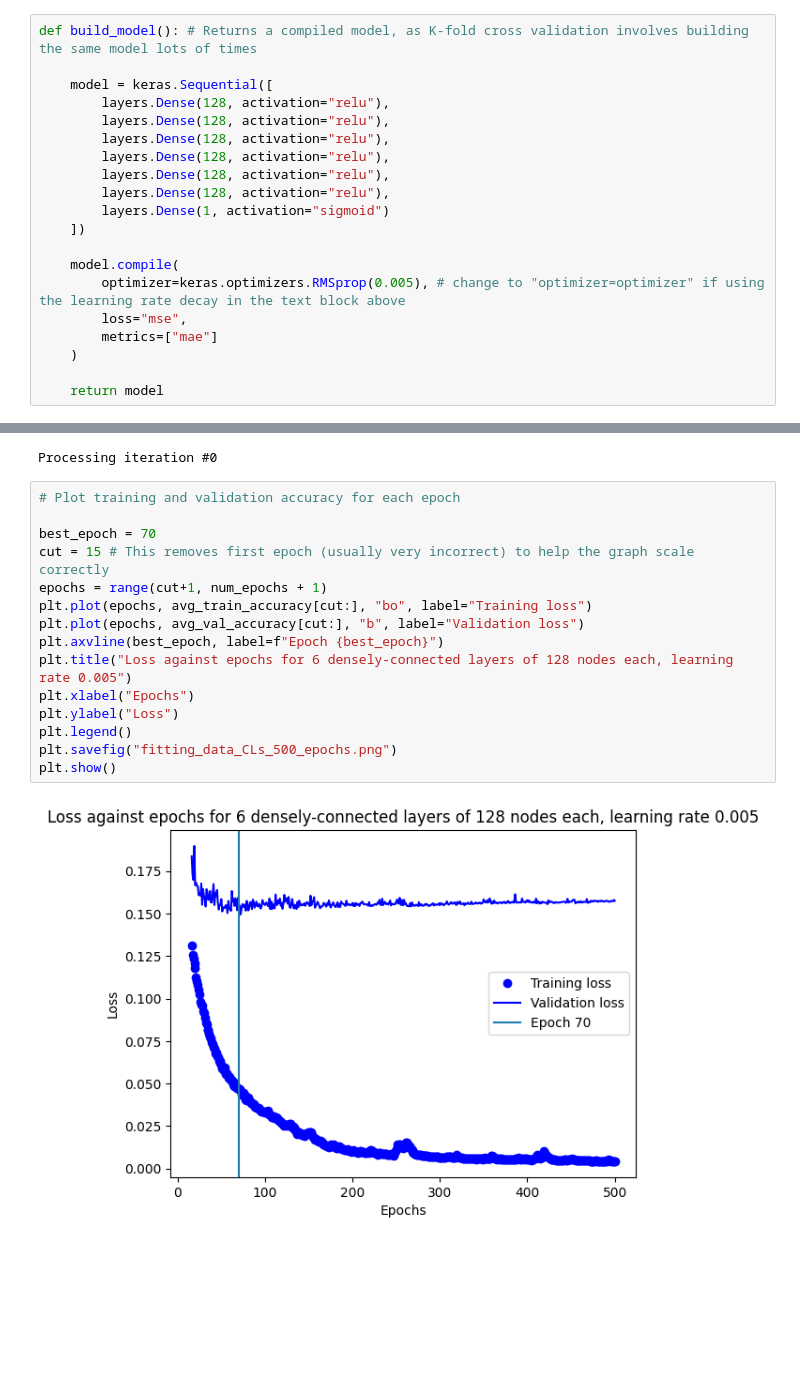
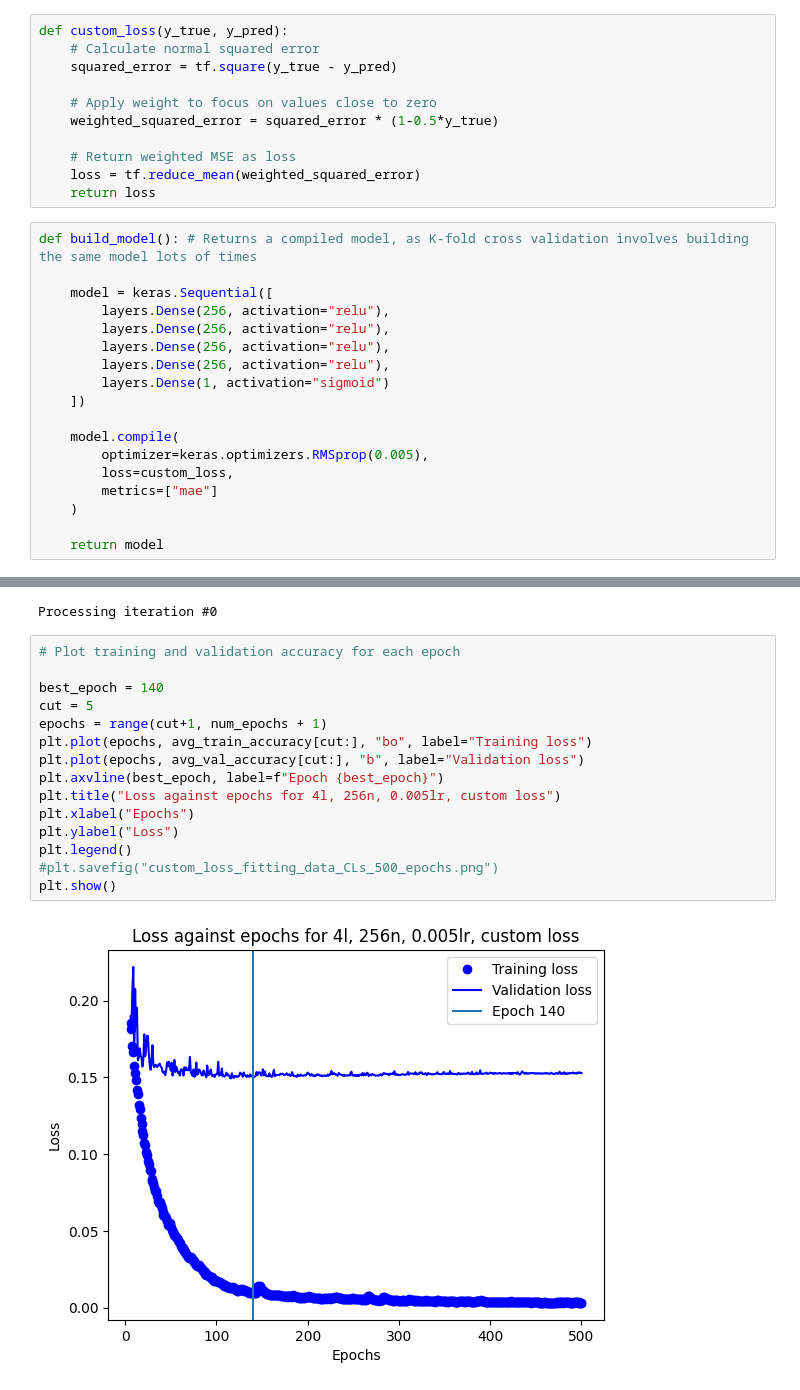
Before and after one commit to benvlasto/MPhys-Project, a Jupyter notebook: CLs_model.ipynb, the cells around one changed output, grey strips where cells are left out. Saved outputs shown, nothing was run; the diff lists cells and outputs as text; blank space fills up the shorter version.

Commit message:
Tried custom loss function to more accurately model low CLs. Loss = MSE * (1-y/2). Increased number of rejected models but also incorrectly pushed more predicted CLs to zero

```diff
--- a/CLs_model.ipynb
+++ b/CLs_model.ipynb
@@ -11,19 +16,28 @@ train = pd.read_csv("csv-files/EWKino_CLs_train.csv")
+# %%
+def custom_loss(y_true, y_pred):
+    # Calculate normal squared error
+    squared_error = tf.square(y_true - y_pred)
+
+    # Apply weight to focus on values close to zero
+    weighted_squared_error = squared_error * (1-0.5*y_true)
+
+    # Return weighted MSE as loss
+    loss = tf.reduce_mean(weighted_squared_error)
+    return loss
 # %%
 def build_model(): # Returns a compiled model, as K-fold cross validation involves building the same model lots of times
 
     model = keras.Sequential([
-        layers.Dense(128, activation="relu"),
-        layers.Dense(128, activation="relu"),
-        layers.Dense(128, activation="relu"),
-        layers.Dense(128, activation="relu"),
-        layers.Dense(128, activation="relu"),
-        layers.Dense(128, activation="relu"),
+        layers.Dense(256, activation="relu"),
+        layers.Dense(256, activation="relu"),
+        layers.Dense(256, activation="relu"),
+        layers.Dense(256, activation="relu"),
         layers.Dense(1, activation="sigmoid")
     ])
 
     model.compile(
-        optimizer=keras.optimizers.RMSprop(0.005), # change to "optimizer=optimizer" if using the learning rate decay in the text block above
-        loss="mse",
+        optimizer=keras.optimizers.RMSprop(0.005),
+        loss=custom_loss,
         metrics=["mae"]
     )
 
@@ -99,17 +113,17 @@ Processing iteration #0
 # %%
 # Plot training and validation accuracy for each epoch
 
-best_epoch = 70
-cut = 15 # This removes first epoch (usually very incorrect) to help the graph scale correctly
+best_epoch = 140
+cut = 5
 epochs = range(cut+1, num_epochs + 1)
 plt.plot(epochs, avg_train_accuracy[cut:], "bo", label="Training loss")
 plt.plot(epochs, avg_val_accuracy[cut:], "b", label="Validation loss")
 plt.axvline(best_epoch, label=f"Epoch {best_epoch}")
-plt.title("Loss against epochs for 6 densely-connected layers of 128 nodes each, learning rate 0.005")
+plt.title("Loss against epochs for 4l, 256n, 0.005lr, custom loss")
 plt.xlabel("Epochs")
 plt.ylabel("Loss")
 plt.legend()
-plt.savefig("fitting_data_CLs_500_epochs.png")
+#plt.savefig("custom_loss_fitting_data_CLs_500_epochs.png")
 plt.show()
 # %% [output]
-[figure, old version]
+[figure, new version]
```
Also changed, not shown: parts of 3 cells of this notebook, 9 other files.
